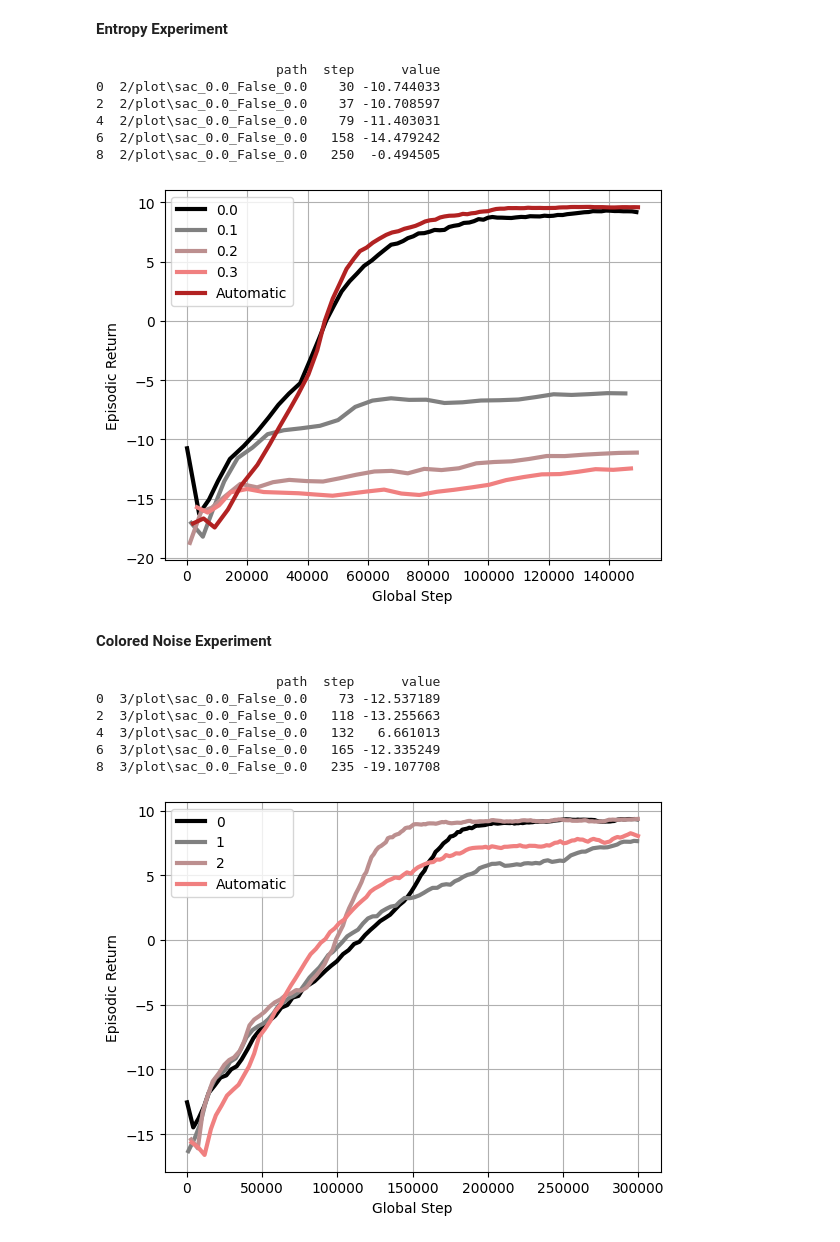
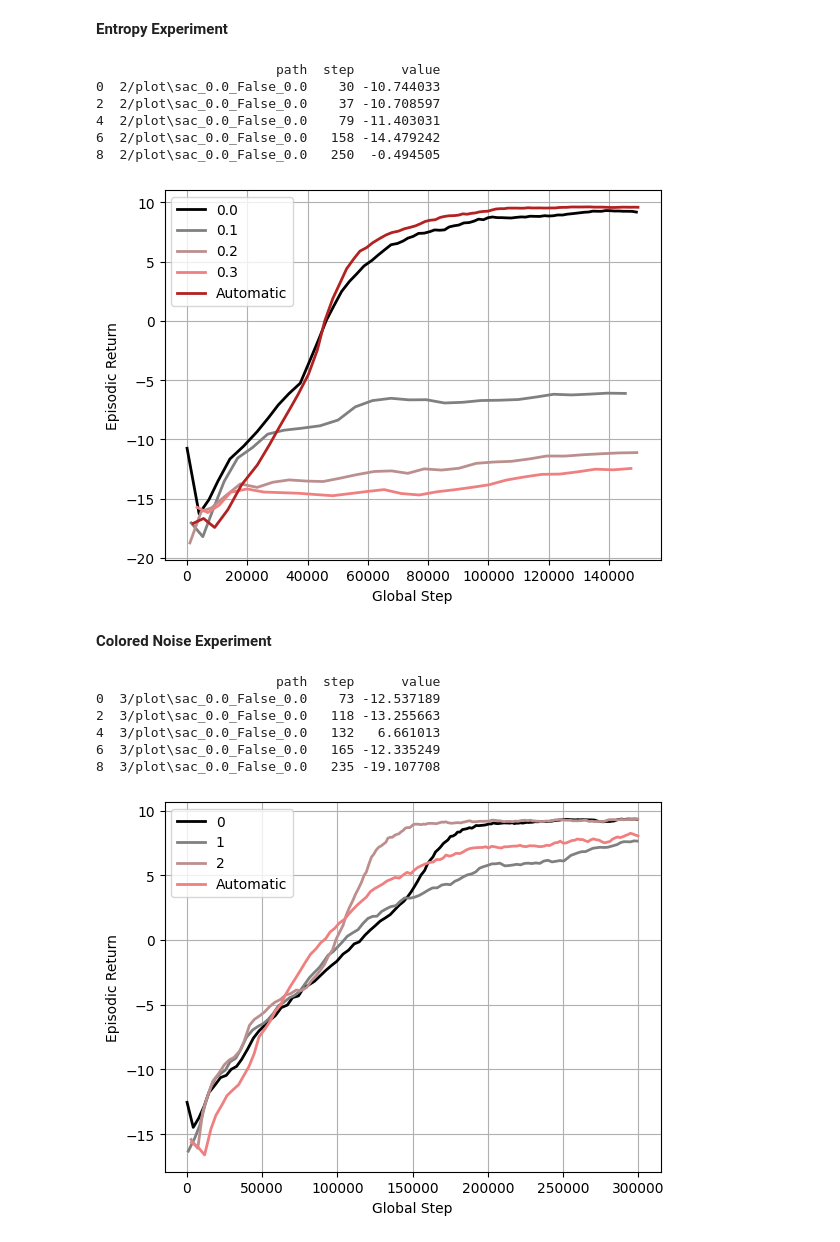
Before and after one commit to richard-be/RL-Hockey, a Jupyter notebook: src/sac/viz.ipynb, the cells around one changed output. Cells and saved outputs as stored; diff of their text form; code cells hidden in the pictures.

```diff
--- a/src/sac/viz.ipynb
+++ b/src/sac/viz.ipynb
@@ -133,7 +133,7 @@ colors = ["black", "gray", "rosybrown", "lightcoral", "firebrick", "red", "peru"
 ax[0].set_ylabel("Episodic Return")
 for i in range(2):
     for index, g in enumerate(dfs_res[i].groupby("group key")):
-        ax[i].plot(g[1]["step"], g[1]["value_smooth"], label=line_labels[index], color=colors[index], linewidth=3)
+        ax[i].plot(g[1]["step"], g[1]["value_smooth"], label=line_labels[index], color=colors[index], linewidth=2)
         ax[i].set_xlabel(x_labels[i])
         ax[i].grid(True)
 plt.legend()
@@ -166,33 +166,33 @@ df = pd.DataFrame(all_data)
 df_filtered = df[df['tag'] == tag]
 df_filtered = df_filtered[["path", "step", "value"]]
 df_filtered["path"] = df_filtered["path"].str.slice(26, 50)
 print(df_filtered.head())
 df_filtered["value_smooth"] = (
     df_filtered.groupby("path")["value"]
     .rolling(window=int(1e3), min_periods=int(1))
     .mean()
     .reset_index(level=0, drop=True)
 )
 df_filtered["group key"] = df_filtered["path"]
 df_filtered = df_filtered[df_filtered["step"] <= 150000]
 df_downsampled = df_filtered.iloc[::100, :]
 line_labels = ["0.0", "0.1", "0.2", "0.3", "Automatic"]
 
 fig, ax = plt.subplots()
 colors = ["black", "gray", "rosybrown", "lightcoral", "firebrick", "red", "peru", "darkorange", "goldenrod", "palegoldenrod", "yellow", "olive", "greenyellow", "darkseagreen", "turquoise", "teal", "indigo"]
 for index, g in enumerate(df_downsampled.groupby("group key")):
-    ax.plot(g[1]["step"], g[1]["value_smooth"], label=line_labels[index], color=colors[index], linewidth=3)
+    ax.plot(g[1]["step"], g[1]["value_smooth"], label=line_labels[index], color=colors[index], linewidth=2)
 ax.grid()
 plt.xlabel("Global Step")
 plt.ylabel("Episodic Return")
 plt.legend()
 plt.show()
 # %% [output]
                        path  step      value
 0  2/plot\sac_0.0_False_0.0    30 -10.744033
 2  2/plot\sac_0.0_False_0.0    37 -10.708597
 4  2/plot\sac_0.0_False_0.0    79 -11.403031
 6  2/plot\sac_0.0_False_0.0   158 -14.479242
 8  2/plot\sac_0.0_False_0.0   250  -0.494505
-[figure, old version]
+[figure, new version]
 # %%
@@ -235,7 +236,7 @@ line_labels = ["0", "1", "2", "Automatic"]
 fig, ax = plt.subplots()
 colors = ["black", "gray", "rosybrown", "lightcoral", "firebrick", "red", "peru", "darkorange", "goldenrod", "palegoldenrod", "yellow", "olive", "greenyellow", "darkseagreen", "turquoise", "teal", "indigo"]
 for index, g in enumerate(df_downsampled.groupby("group key")):
-    ax.plot(g[1]["step"], g[1]["value_smooth"], label=line_labels[index], color=colors[index], linewidth=3)
+    ax.plot(g[1]["step"], g[1]["value_smooth"], label=line_labels[index], color=colors[index], linewidth=2)
 ax.grid()
 plt.xlabel("Global Step")
 plt.ylabel("Episodic Return")
@@ -248,5 +249,5 @@ plt.show()
 4  3/plot\sac_0.0_False_0.0   132   6.661013
 6  3/plot\sac_0.0_False_0.0   165 -12.335249
 8  3/plot\sac_0.0_False_0.0   235 -19.107708
-[figure, old version]
+[figure, new version]
 # %%
```
Also changed, not shown: parts of 4 cells of this notebook, 16 other files.
